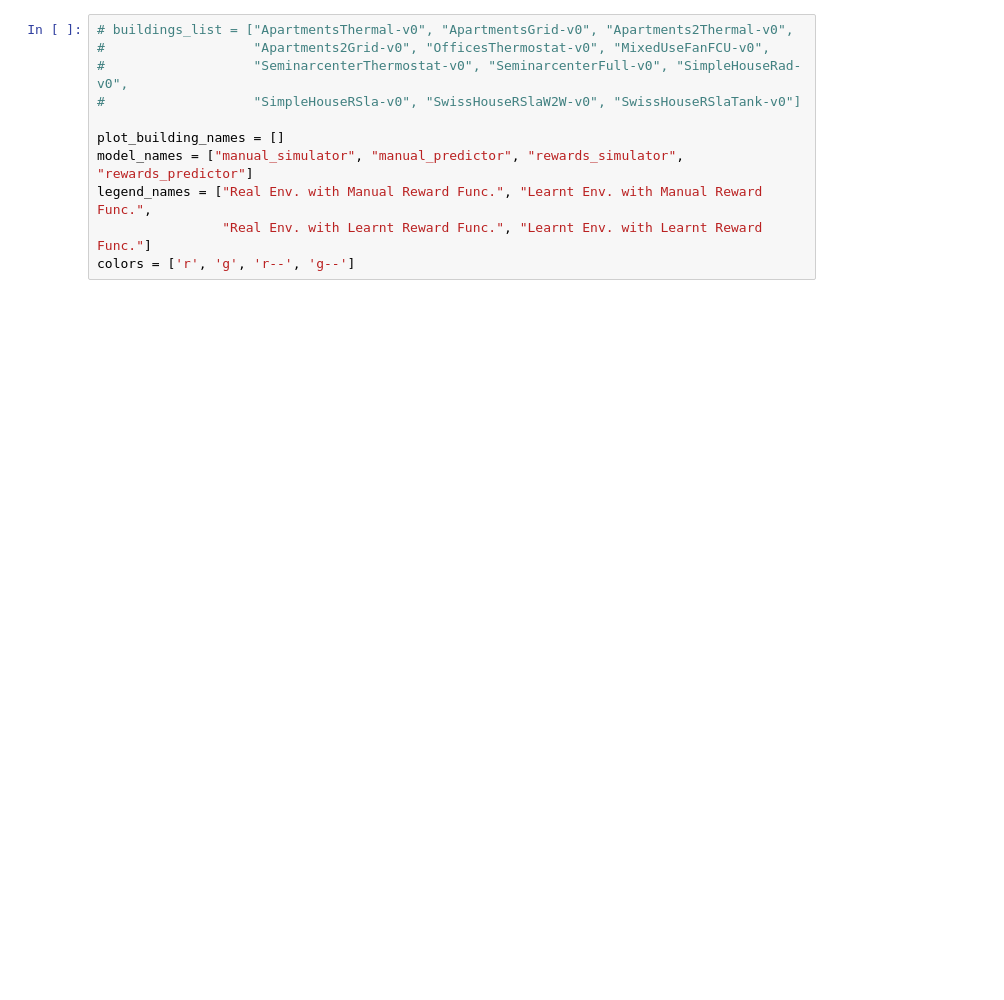
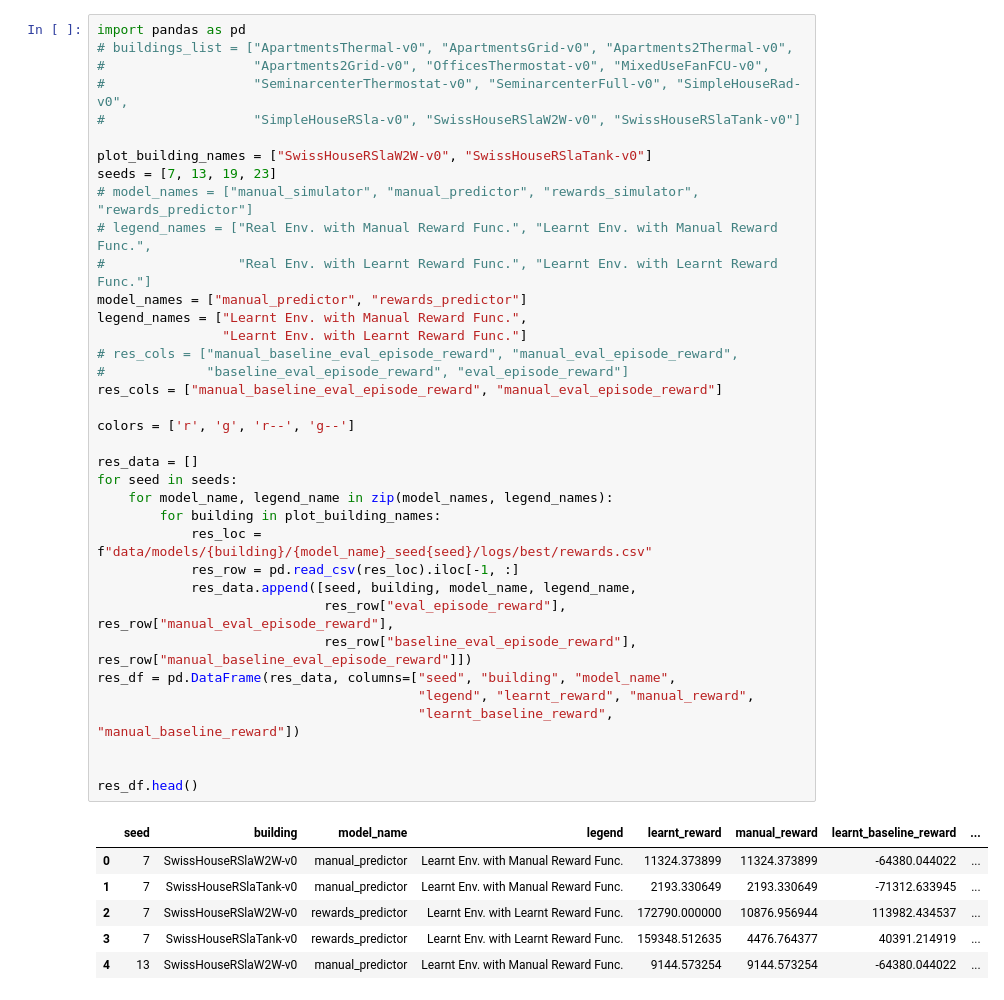
Before and after one commit to songCNMS/energym, a Jupyter notebook: result_vis.ipynb, the cells around one changed output. Saved outputs shown, nothing was run; the diff lists cells and outputs as text; blank space fills up the shorter version.

```diff
--- a/result_vis.ipynb
+++ b/result_vis.ipynb
@@ -72,11 +290,43 @@ the initial variables are {'u': 0.0}
 # %%
+import pandas as pd
 # buildings_list = ["ApartmentsThermal-v0", "ApartmentsGrid-v0", "Apartments2Thermal-v0",
 #                   "Apartments2Grid-v0", "OfficesThermostat-v0", "MixedUseFanFCU-v0",
 #                   "SeminarcenterThermostat-v0", "SeminarcenterFull-v0", "SimpleHouseRad-v0",
 #                   "SimpleHouseRSla-v0", "SwissHouseRSlaW2W-v0", "SwissHouseRSlaTank-v0"]
 
-plot_building_names = []
-model_names = ["manual_simulator", "manual_predictor", "rewards_simulator", "rewards_predictor"]
-legend_names = ["Real Env. with Manual Reward Func.", "Learnt Env. with Manual Reward Func.",
-                "Real Env. with Learnt Reward Func.", "Learnt Env. with Learnt Reward Func."]
+plot_building_names = ["SwissHouseRSlaW2W-v0", "SwissHouseRSlaTank-v0"]
+seeds = [7, 13, 19, 23]
+# model_names = ["manual_simulator", "manual_predictor", "rewards_simulator", "rewards_predictor"]
+# legend_names = ["Real Env. with Manual Reward Func.", "Learnt Env. with Manual Reward Func.",
+#                 "Real Env. with Learnt Reward Func.", "Learnt Env. with Learnt Reward Func."]
+model_names = ["manual_predictor", "rewards_predictor"]
+legend_names = ["Learnt Env. with Manual Reward Func.",
+                "Learnt Env. with Learnt Reward Func."]
+# res_cols = ["manual_baseline_eval_episode_reward", "manual_eval_episode_reward",
+#             "baseline_eval_episode_reward", "eval_episode_reward"]
+res_cols = ["manual_baseline_eval_episode_reward", "manual_eval_episode_reward"]
+
 colors = ['r', 'g', 'r--', 'g--']
+
+res_data = []
+for seed in seeds:
+    for model_name, legend_name in zip(model_names, legend_names):
+        for building in plot_building_names:
+            res_loc = f"data/models/{building}/{model_name}_seed{seed}/logs/best/rewards.csv"
+            res_row = pd.read_csv(res_loc).iloc[-1, :]
+            res_data.append([seed, building, model_name, legend_name,
+                             res_row["eval_episode_reward"], res_row["manual_eval_episode_reward"],
+                             res_row["baseline_eval_episode_reward"], res_row["manual_baseline_eval_episode_reward"]])
+res_df = pd.DataFrame(res_data, columns=["seed", "building", "model_name",
+                                         "legend", "learnt_reward", "manual_reward",
+                                         "learnt_baseline_reward", "manual_baseline_reward"])
+
+
+res_df.head()
+# %% [output]
+|  | seed | building | model_name | legend | learnt_reward | manual_reward | learnt_baseline_reward | ... |
+| 0 | 7 | SwissHouseRSlaW2W-v0 | manual_predictor | Learnt Env. with Manual Reward Func. | 11324.373899 | 11324.373899 | -64380.044022 | ... |
+| 1 | 7 | SwissHouseRSlaTank-v0 | manual_predictor | Learnt Env. with Manual Reward Func. | 2193.330649 | 2193.330649 | -71312.633945 | ... |
+| 2 | 7 | SwissHouseRSlaW2W-v0 | rewards_predictor | Learnt Env. with Learnt Reward Func. | 172790.000000 | 10876.956944 | 113982.434537 | ... |
+| 3 | 7 | SwissHouseRSlaTank-v0 | rewards_predictor | Learnt Env. with Learnt Reward Func. | 159348.512635 | 4476.764377 | 40391.214919 | ... |
+| 4 | 13 | SwissHouseRSlaW2W-v0 | manual_predictor | Learnt Env. with Manual Reward Func. | 9144.573254 | 9144.573254 | -64380.044022 | ... |
```
Also changed, not shown: parts of 5 cells of this notebook, 11 other files.
